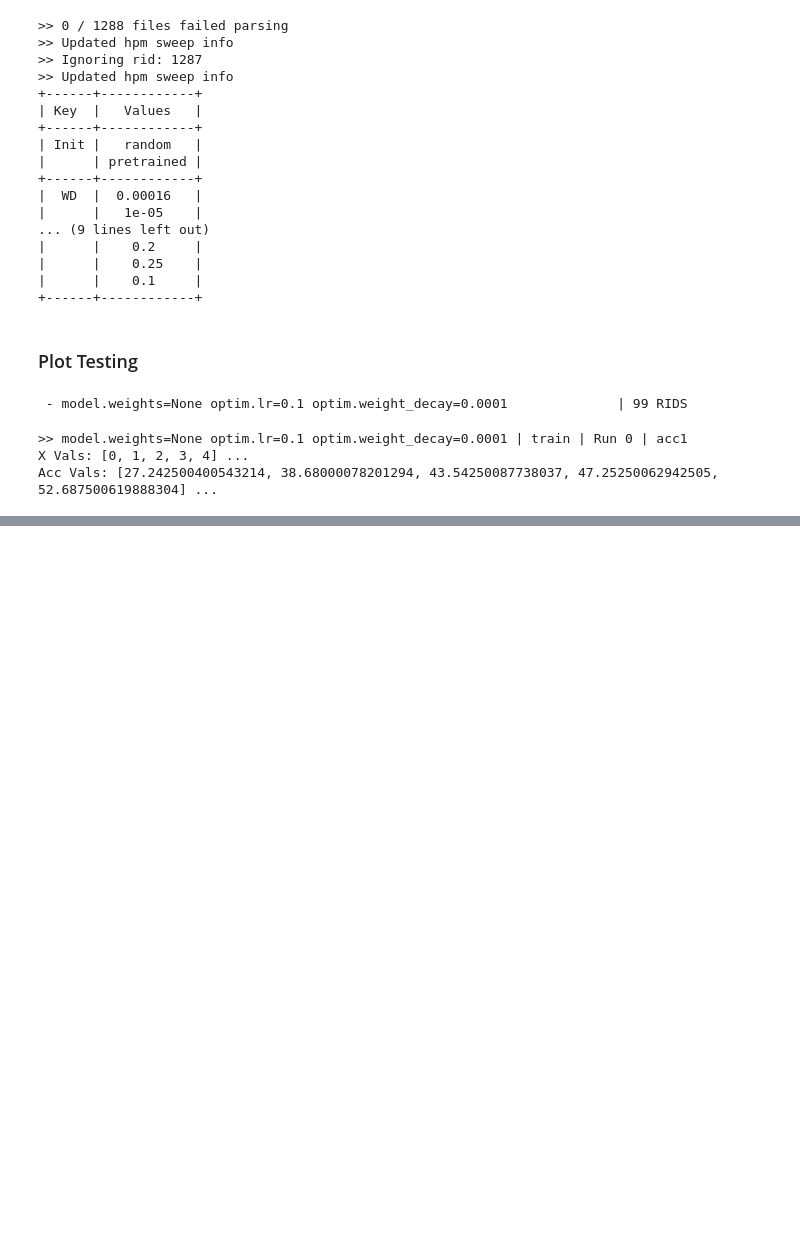
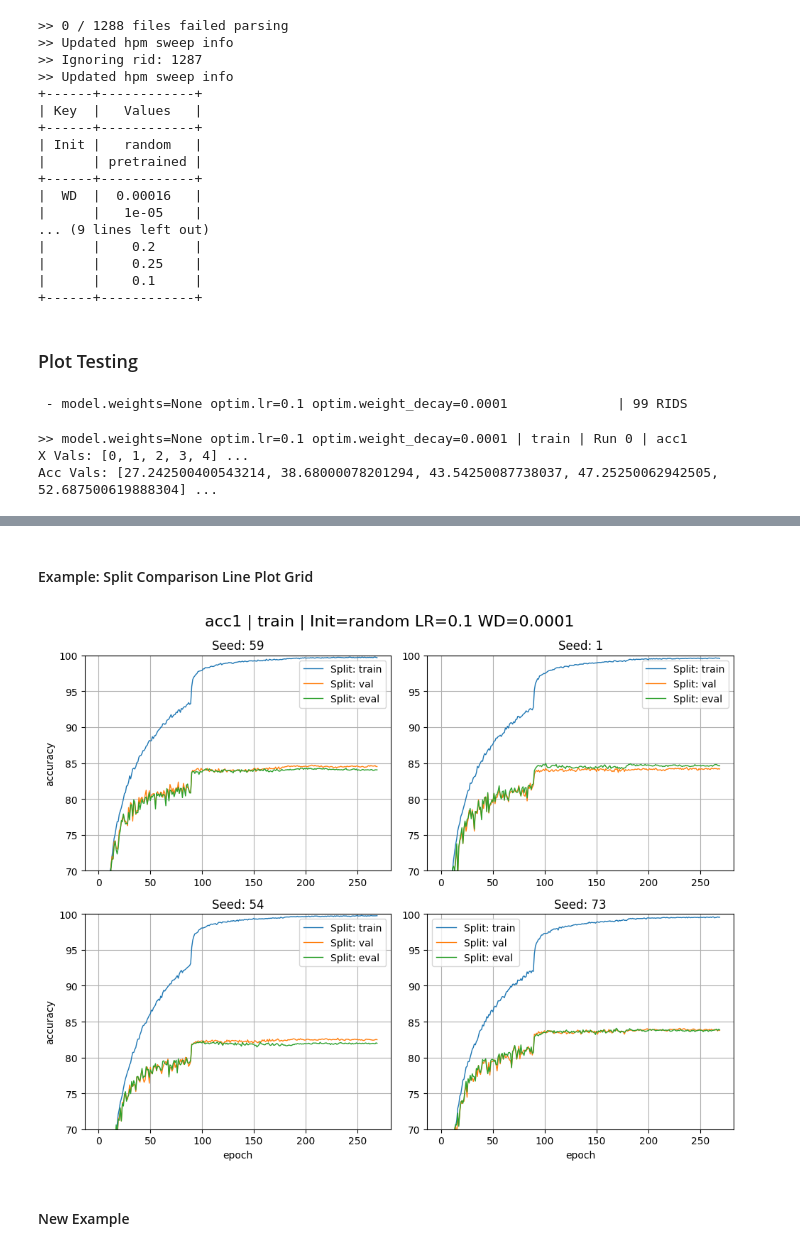
Before and after one commit to drothermel/dr_gen, a Jupyter notebook: notebooks/plot_util_examples.ipynb, the cells around one changed output, grey strips where cells are left out. Drawn from its saved outputs; the diff is of its cells as text; code cells hidden in the pictures; blank space fills up the shorter version.

```diff
--- a/notebooks/plot_util_examples.ipynb
+++ b/notebooks/plot_util_examples.ipynb
@@ -139,0 +197,24 @@ Acc Vals: [27.242500400543214, 38.68000078201294, 43.54250087738037, 47.25250062
+# %% [markdown]
+#### Example: Split Comparison Line Plot Grid
+# %%
+pu.grid_wrapper(
+    pu.make_line_plot,
+    [
+        [rd.get_split_metrics(split).get_vals(metric_name) for split in rd.metrics_by_split.keys()]
+        for rd in rdatas[:4]
+    ],
+    figsize=(4,5),
+    suptitle=f"{metric_name} | {split} | {rg.get_display_hpm_str(hpm)}",
+    subplot_xlabel="epoch",
+    subplot_ylabel="accuracy",
+    subplot_shape=(2,2),
+    title=[f"Seed: {rd.hpms.get_from_all('seed')}" for rd in rdatas[:4]],
+    labels=[
+        [f"Split: {split}" for split in rd.metrics_by_split.keys()] for rd in rdatas[:4]
+    ],
+    ylim=(70,100),
+)
+# %% [output]
+[figure, added]
+# %% [markdown]
+#### New Example
```
Also changed, not shown: parts of 8 cells of this notebook, 1 other file.
